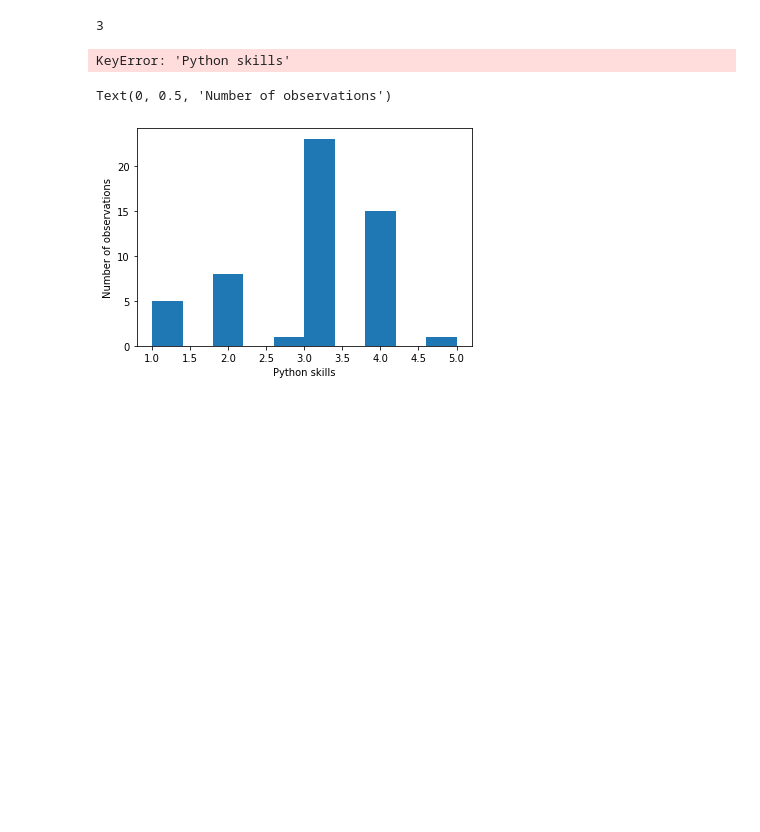
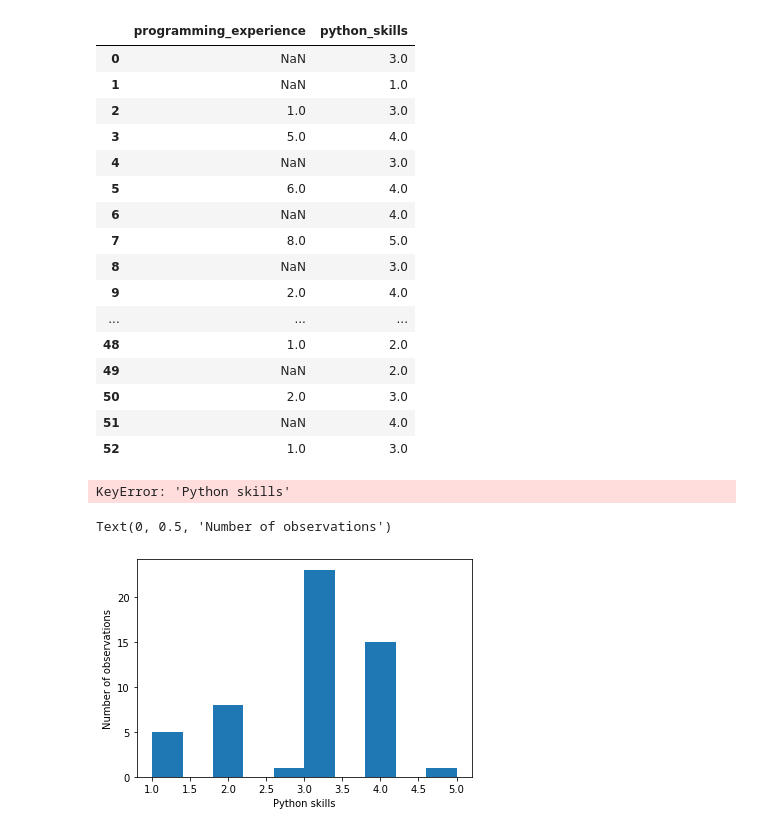
Before and after one commit to Dybton/data-mining-mini-project, a Jupyter notebook: mini_project_regression.ipynb, the cells around one changed output. Cells and saved outputs as stored; diff of their text form; code cells hidden in the pictures; blank space fills up the shorter version.

Commit message:
have cleaned up the first part of the assignment

```diff
--- a/mini_project_regression.ipynb
+++ b/mini_project_regression.ipynb
@@ -10,62 +54,27 @@ df = pd.read_csv('Data miners 2022 (answers).csv')
 # %%
-# Start by creating a new column in the data frame called "python_skills". I then convert the ordinal data from 'How are your Python skills?' and populate the new column with it.
+# I create a new column in the data frame called "python_skills". I then convert the ordinal data from 'How are your Python skills?' and populate the new column with it.
 df['python_skills'] = df['How are your Python skills?'].map({"Non-existing - I don't like snakes": 0, "I have heard about it and have an idea about what it can be used for": 1, "I can understand/read simple Python scripts, but have never written one": 2, "I have tried to write simple scripts in Python" : 3, "I am quite capable of programming in Python": 4, "I am a Python wizard": 5})
+
+#I then remove all the columns but programming_experience and python_skills"
+df = df[['programming_experience', 'python_skills']]
+# %% [output]
+|  | programming_experience | python_skills |
+| 0 | NaN | 3.0 |
+| 1 | NaN | 1.0 |
+| 2 | 1.0 | 3.0 |
+| 3 | 5.0 | 4.0 |
+| 4 | NaN | 3.0 |
+| 5 | 6.0 | 4.0 |
+| 6 | NaN | 4.0 |
+| 7 | 8.0 | 5.0 |
+| 8 | NaN | 3.0 |
+| 9 | 2.0 | 4.0 |
+| ... | ... | ... |
+| 48 | 1.0 | 2.0 |
+| 49 | NaN | 2.0 |
+| 50 | 2.0 | 3.0 |
+| 51 | NaN | 4.0 |
+| 52 | 1.0 | 3.0 |
-# %%
-#I then remove all the columns but python_skills and "How long time have you been programming?"
-df = df[['python_skills', 'How long time have you been programming?']]
-
-#create a function that takes a string, lowercases it and turns it into a list of words
-def string_to_list(string):
-    string = string.lower()
-    string = string.split()
-    return string
-
-#create a function that takes a string and a list of words and returns true if the string is one of the words in the list
-def string_in_list(string, list_of_words):
-    string = string_to_list(string)
-    for word in string:
-        if word in list_of_words:
-            return True
-    return False
-
-#create a function that takes a list of words and a string and returns the index of that string in the list of words
-def string_in_list_index(string, list_of_words):
-    string = string_to_list(string)
-    for word in string:
-        if word in list_of_words:
-            return list_of_words.index(word)
-    return NaN
-
-def check_if_left_is_num(string, list_of_words):
-    string_index = string_in_list_index(string, list_of_words)
-    index_val = list_of_words[string_index - 1]
-    try:
-        return int(index_val)
-    except:
-        return NaN
-
-listX = string_to_list('I have tried to write simple scripts in Python for 3 year')
-
-def check_programming_experience(string):
-    list_of_words = string_to_list(string)
-    if (string_in_list("year", list_of_words)):
-        return check_if_left_is_num("year", list_of_words)
-    elif(string_in_list("years", list_of_words)):
-        return check_if_left_is_num("years", list_of_words)
-    else:
-        return NaN
-
-check_programming_experience('I have tried to write simple scripts in Python for 3 years')
-check_programming_experience('I have tried to write simple scripts in Python for 2 months')
-check_programming_experience('I have tried to write simple scripts in Python for 1-2 months and 16 years')
-
-
-
-
-
-#create a function that takes a string. It first converts the string to a list of words. Then it checks whether "year" or years is in the list of words. If it's not return NaN. If it is,
-# %% [output]
-3
 # %%
 
 #Calculate the mean, std and var of the python experience and programming experience
```
Also changed, not shown: parts of 1 cell of this notebook.
